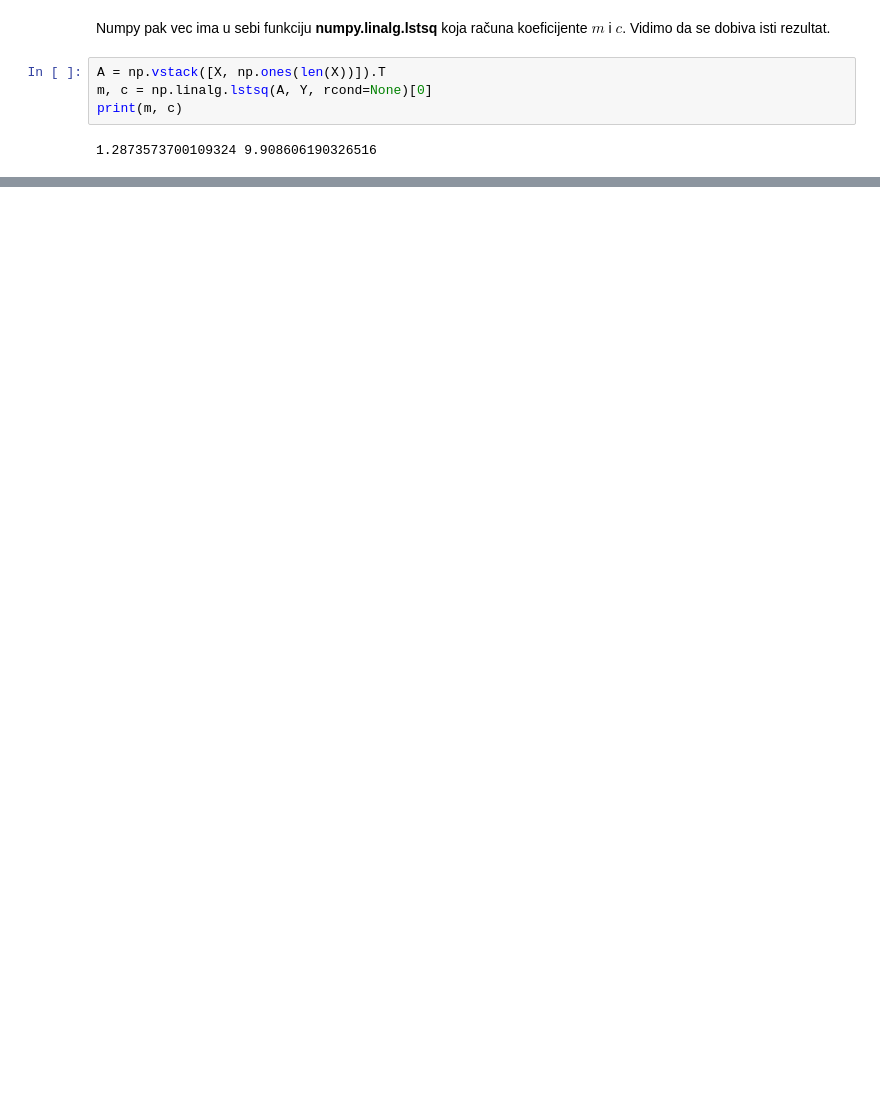
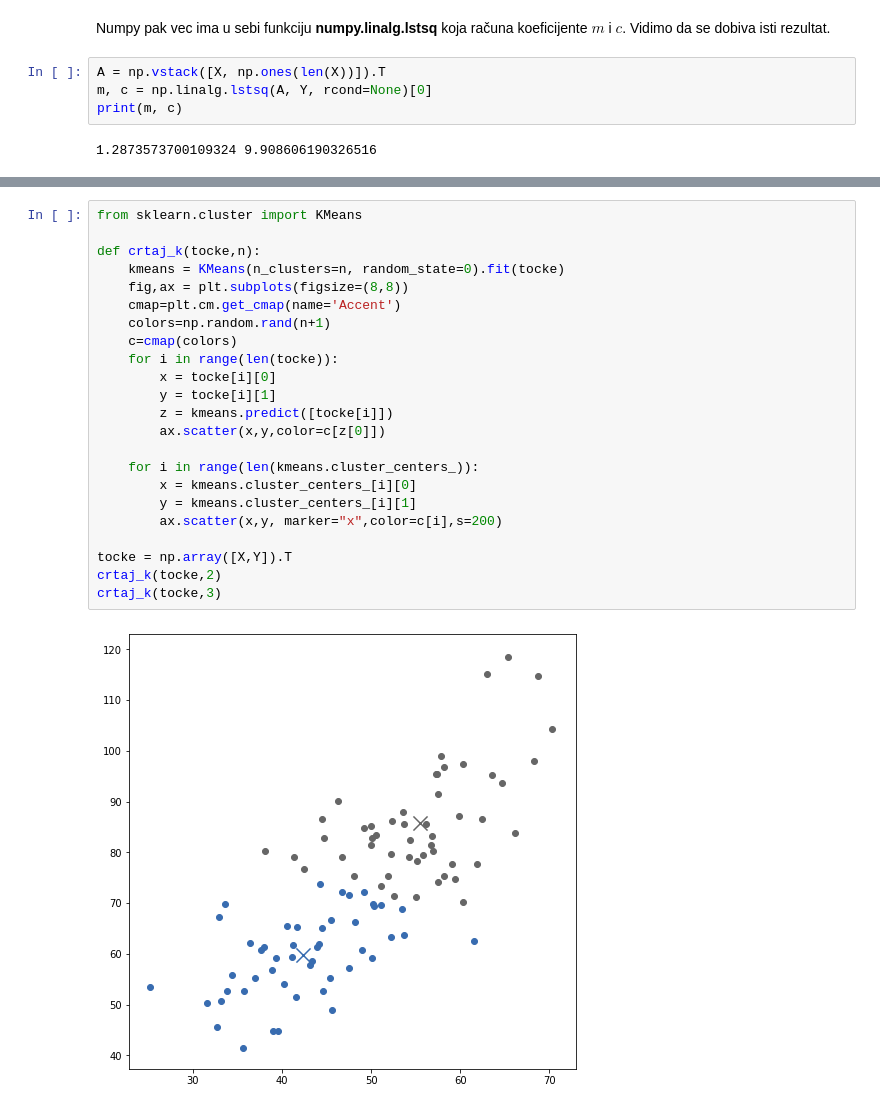
Before and after one commit to simbato/ms_zadaca, a Jupyter notebook: Zadaca - esej.ipynb, the cells around one changed output, grey strips where cells are left out. Saved outputs shown, nothing was run; the diff lists cells and outputs as text; blank space fills up the shorter version.

```diff
--- a/Zadaca - esej.ipynb
+++ b/Zadaca - esej.ipynb
@@ -410,0 +455,25 @@ print(m, c)
+# %%
+from sklearn.cluster import KMeans
+
+def crtaj_k(tocke,n):
+    kmeans = KMeans(n_clusters=n, random_state=0).fit(tocke)
+    fig,ax = plt.subplots(figsize=(8,8))
+    cmap=plt.cm.get_cmap(name='Accent')
+    colors=np.random.rand(n+1)
+    c=cmap(colors)
+    for i in range(len(tocke)):
+        x = tocke[i][0]
+        y = tocke[i][1]
+        z = kmeans.predict([tocke[i]])
+        ax.scatter(x,y,color=c[z[0]])
+
+    for i in range(len(kmeans.cluster_centers_)):
+        x = kmeans.cluster_centers_[i][0]
+        y = kmeans.cluster_centers_[i][1]
+        ax.scatter(x,y, marker="x",color=c[i],s=200)
+
+tocke = np.array([X,Y]).T
+crtaj_k(tocke,2)
+crtaj_k(tocke,3)
+# %% [output]
+[figure, added]
```
Also changed, not shown: parts of 10 cells of this notebook.
